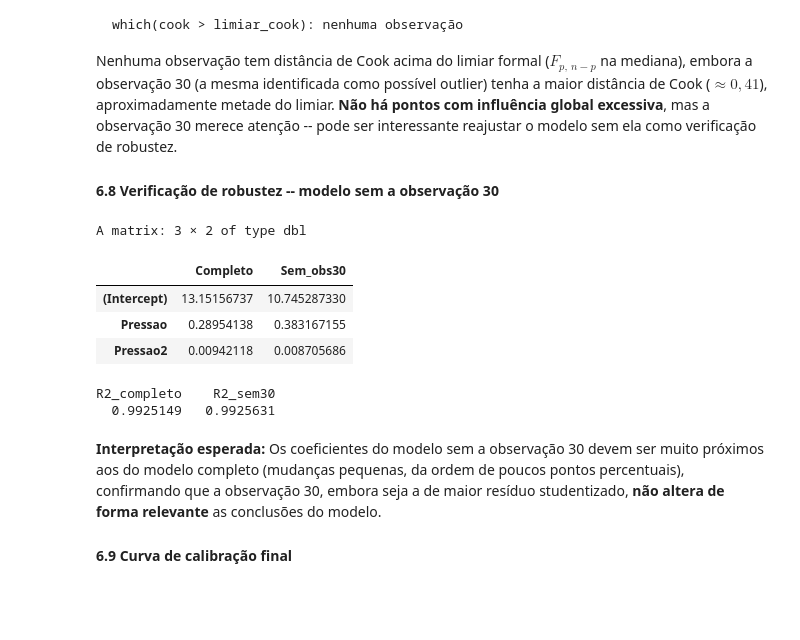
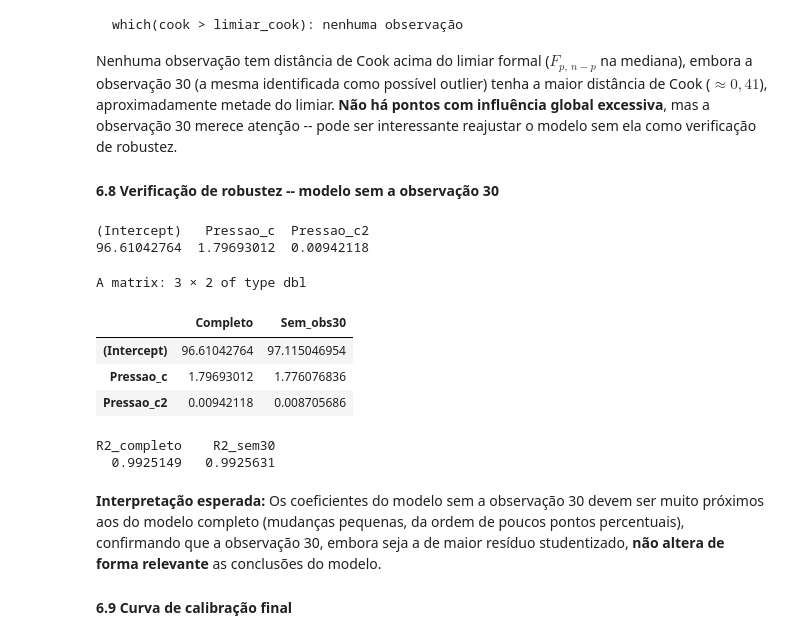
Before and after one commit to Marcehlin/Atividades-2026_1, a Jupyter notebook: Regressao/Regressao atividade 5/amiguinho Atividade_5_Regressao.ipynb, the cells around one changed output. Drawn from its saved outputs; the diff is of its cells as text; code cells hidden in the pictures; blank space fills up the shorter version.

```diff
--- a/Regressao/Regressao atividade 5/amiguinho Atividade_5_Regressao.ipynb
+++ b/Regressao/Regressao atividade 5/amiguinho Atividade_5_Regressao.ipynb
@@ -544,6 +532,12 @@ ajustado com todos os 30 dados (`modelo_unico`). Vamos verificar os pressupostos
 
 #### 6.1 Linearidade -- resíduos vs valores ajustados
 # %%
+dados$Pressao_c  <- dados$Pressao - mean(dados$Pressao)   # média = 80
+dados$Pressao_c2 <- dados$Pressao_c^2
+
+modelo_unico <- lm(Leitura ~ Pressao_c + Pressao_c2, data = dados)
+#summary(modelo_unico)
+
 residuos  <- residuals(modelo_unico)
 ajustados <- fitted(modelo_unico)
 
@@ -717,25 +702,30 @@ which(cook > limiar_cook): nenhuma observação
 Nenhuma observação tem distância de Cook acima do limiar formal ($F_{p,\,n-p}$ na mediana), embora a observação 30 (a mesma identificada como possível outlier) tenha a maior distância de Cook ($\approx 0{,}41$), aproximadamente metade do limiar. **Não há pontos com influência global excessiva**, mas a observação 30 merece atenção -- pode ser interessante reajustar o modelo sem ela como verificação de robustez.
 
 #### 6.8 Verificação de robustez -- modelo sem a observação 30
+# %%
+coef(modelo_unico)
+# %% [output]
+(Intercept)   Pressao_c  Pressao_c2
+96.61042764  1.79693012  0.00942118
 # %%
 # Reajustar o modelo sem a observação 30 (maior pressão do Instrumento 2)
-modelo_sem30 <- lm(Leitura ~ Pressao + Pressao2, data = dados[-30, ])
+modelo_sem30 <- lm(Leitura ~ Pressao_c + Pressao_c2, data = dados[-30, ])
 
 # Comparar coeficientes
 cbind(
   Completo = coef(modelo_unico),
   Sem_obs30 = coef(modelo_sem30)
 )
 
 # Comparar R^2
 c(R2_completo = summary(modelo_unico)$r.squared,
   R2_sem30    = summary(modelo_sem30)$r.squared)
 # %% [output]
 A matrix: 3 × 2 of type dbl
 |  | Completo | Sem_obs30 |
-| (Intercept) | 13.15156737 | 10.745287330 |
-| Pressao | 0.28954138 | 0.383167155 |
-| Pressao2 | 0.00942118 | 0.008705686 |
+| (Intercept) | 96.61042764 | 97.115046954 |
+| Pressao_c | 1.79693012 | 1.776076836 |
+| Pressao_c2 | 0.00942118 | 0.008705686 |
 R2_completo    R2_sem30
   0.9925149   0.9925631
 # %% [markdown]
```
Also changed, not shown: parts of 7 cells of this notebook, 4 other files.
